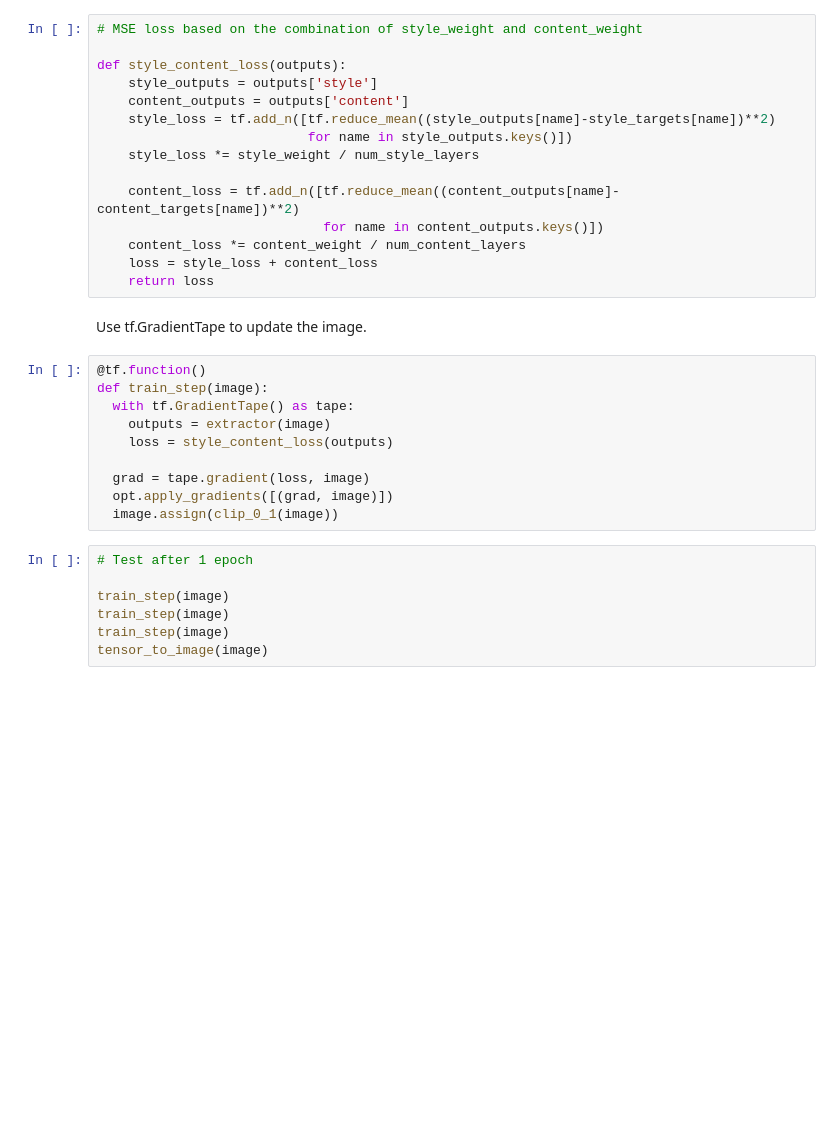
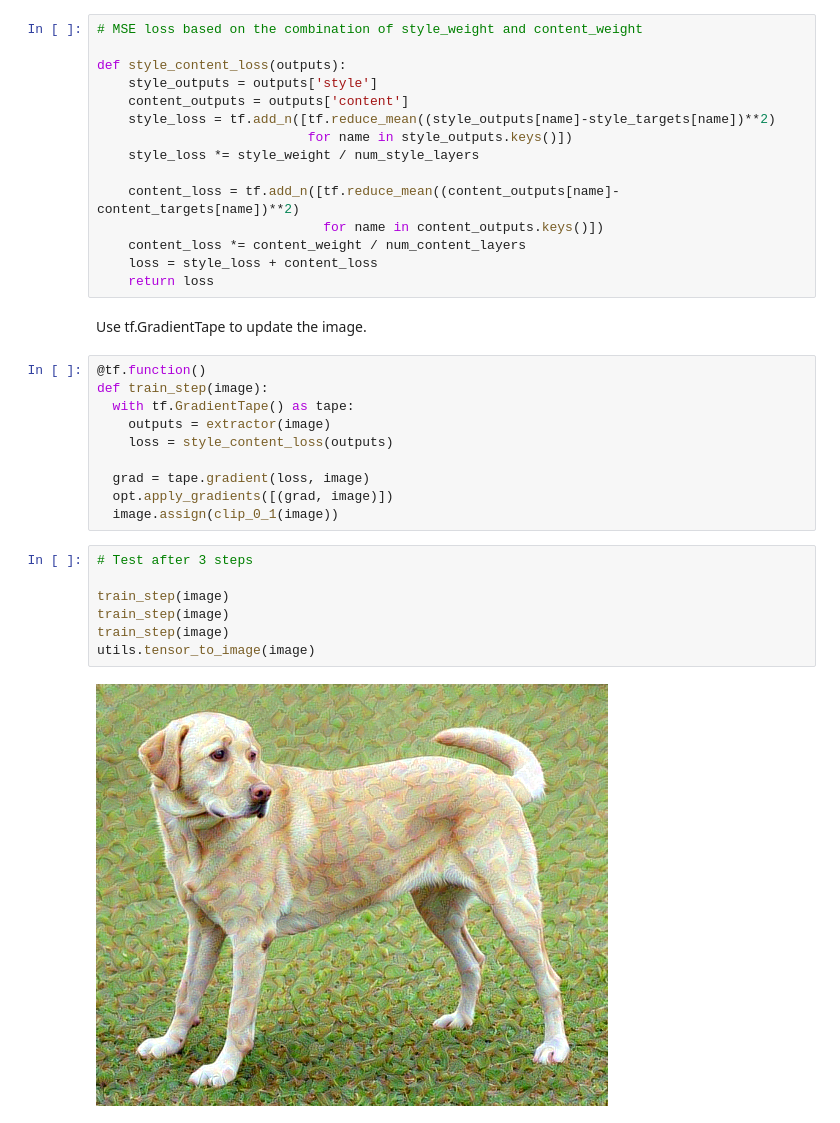
Before and after one commit to smoke-trees/fast-style-transfer, a Jupyter notebook: train_style_transfer_model.ipynb, the cells around one changed output. Saved outputs shown, nothing was run; the diff lists cells and outputs as text; blank space fills up the shorter version.

```diff
--- a/train_style_transfer_model.ipynb
+++ b/train_style_transfer_model.ipynb
@@ -142,9 +141,11 @@ def train_step(image):
   opt.apply_gradients([(grad, image)])
   image.assign(clip_0_1(image))
 # %%
-# Test after 1 epoch
+# Test after 3 steps
 
 train_step(image)
 train_step(image)
 train_step(image)
-tensor_to_image(image)
+utils.tensor_to_image(image)
+# %% [output]
+[figure, added]
```
Also changed, not shown: parts of 19 cells of this notebook, 1 other file.
